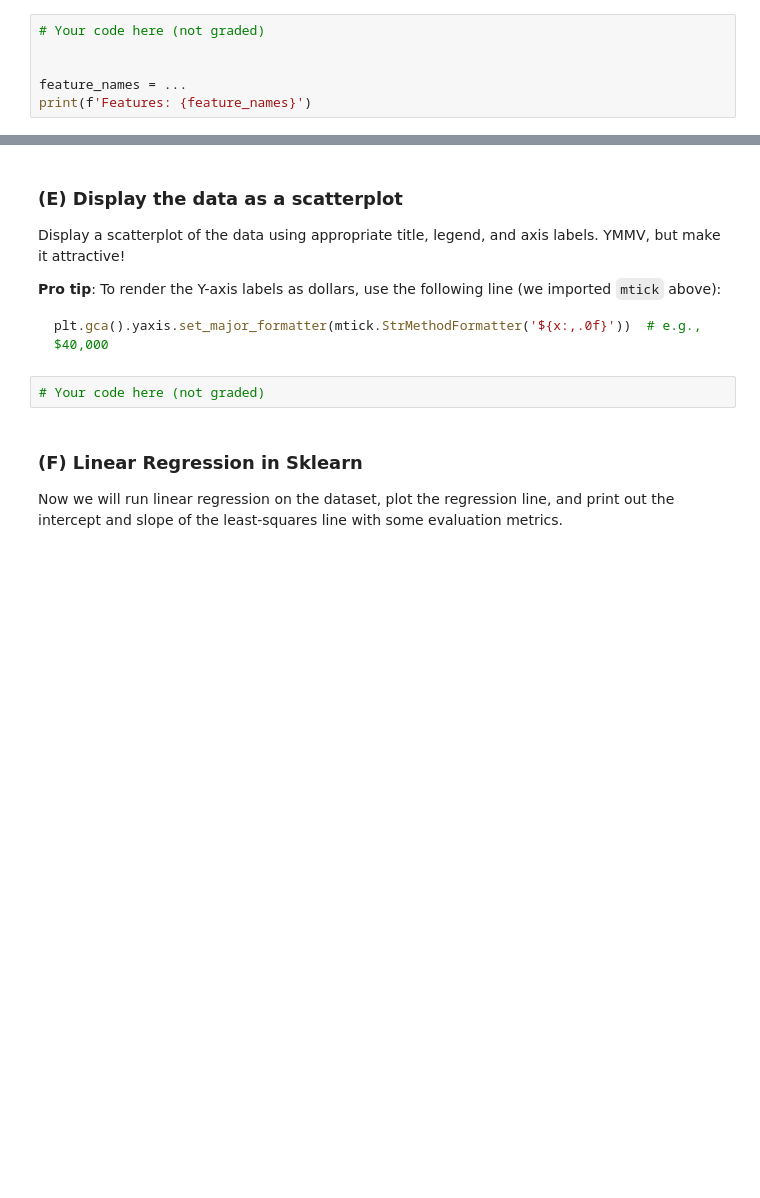
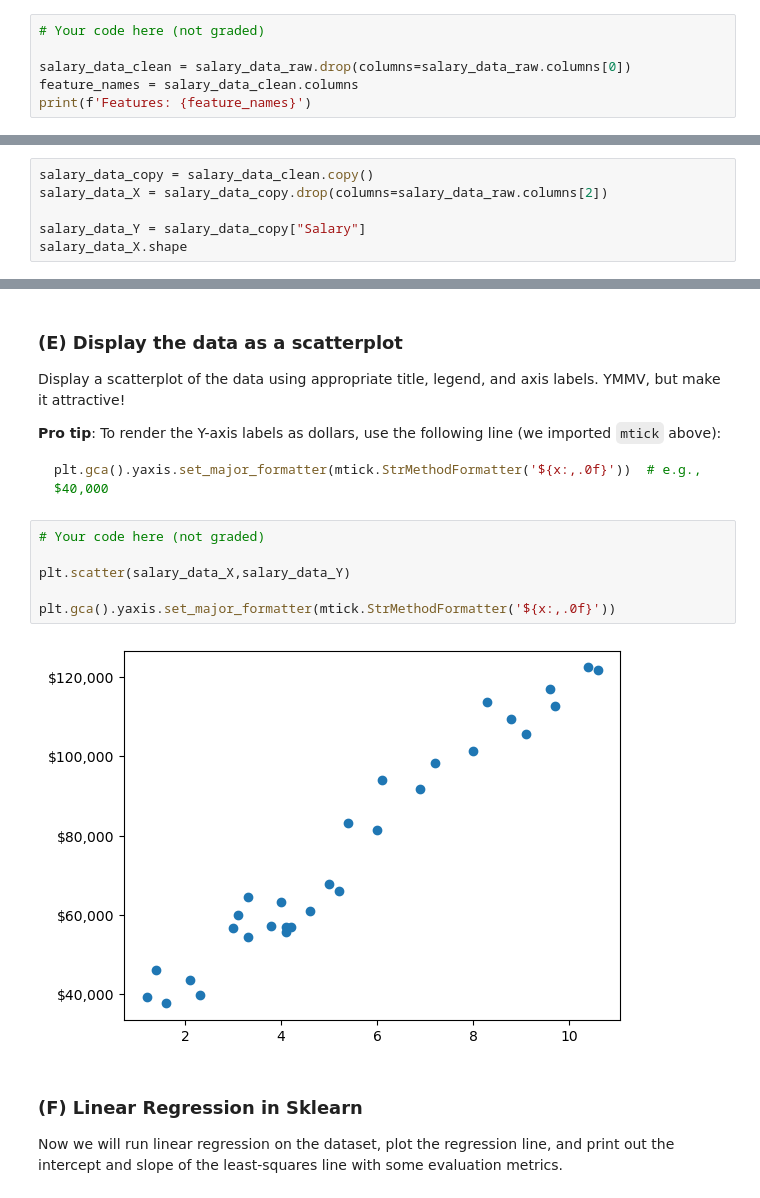
Before and after one commit to ktennant5378/Module-3-Assignments, a Jupyter notebook: Homework_01.ipynb, the cells around one changed output, grey strips where cells are left out. Cells and saved outputs as stored; diff of their text form; blank space fills up the shorter version.

````diff
--- a/Homework_01.ipynb
+++ b/Homework_01.ipynb
@@ -189,7 +192,7 @@ There seems to be a problem, namely an extra column that is completely unnecesss
 # %%
 # Your code here (not graded)
 
-
-feature_names = ...
+salary_data_clean = salary_data_raw.drop(columns=salary_data_raw.columns[0])
+feature_names = salary_data_clean.columns
 print(f'Features: {feature_names}')
 # %% [output]
@@ -217,3 +224,9 @@ Create a numpy array `X` from the first column and array `y` from the second col
 #### TODO
 
 Confirm by setting the variable `a4` to the shape of `X`.  (You should probably also check the shape of `y`.)
+# %%
+salary_data_copy = salary_data_clean.copy()
+salary_data_X = salary_data_copy.drop(columns=salary_data_raw.columns[2])
+
+salary_data_Y = salary_data_copy["Salary"]
+salary_data_X.shape
@@ -240,6 +255,12 @@ plt.gca().yaxis.set_major_formatter(mtick.StrMethodFormatter('${x:,.0f}'))  # e.
 ```
 # %%
 # Your code here (not graded)
+
+plt.scatter(salary_data_X,salary_data_Y)
+
+plt.gca().yaxis.set_major_formatter(mtick.StrMethodFormatter('${x:,.0f}'))
+# %% [output]
+[figure, added]
 # %% [markdown]
  ### (F) Linear Regression in Sklearn
 
````
Also changed, not shown: parts of 27 cells of this notebook.
